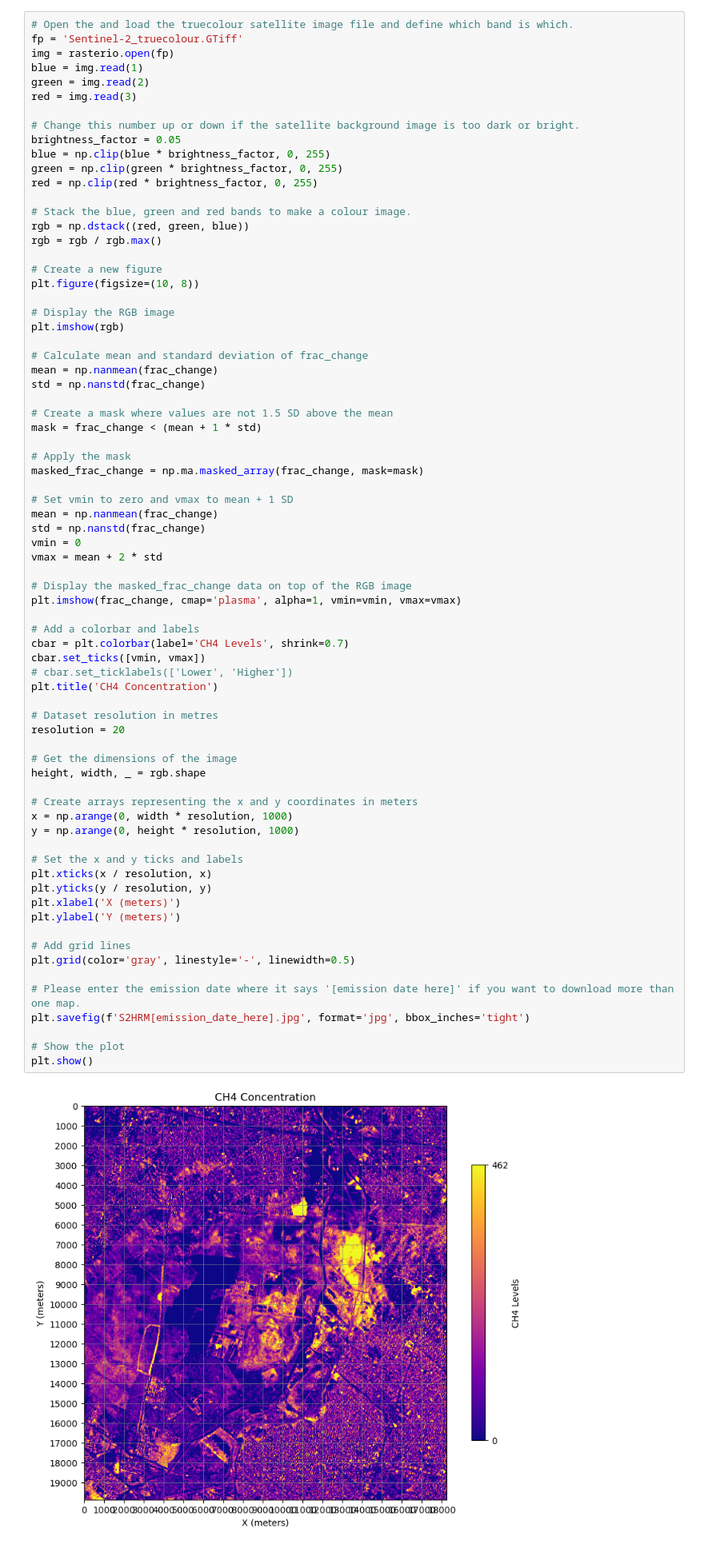
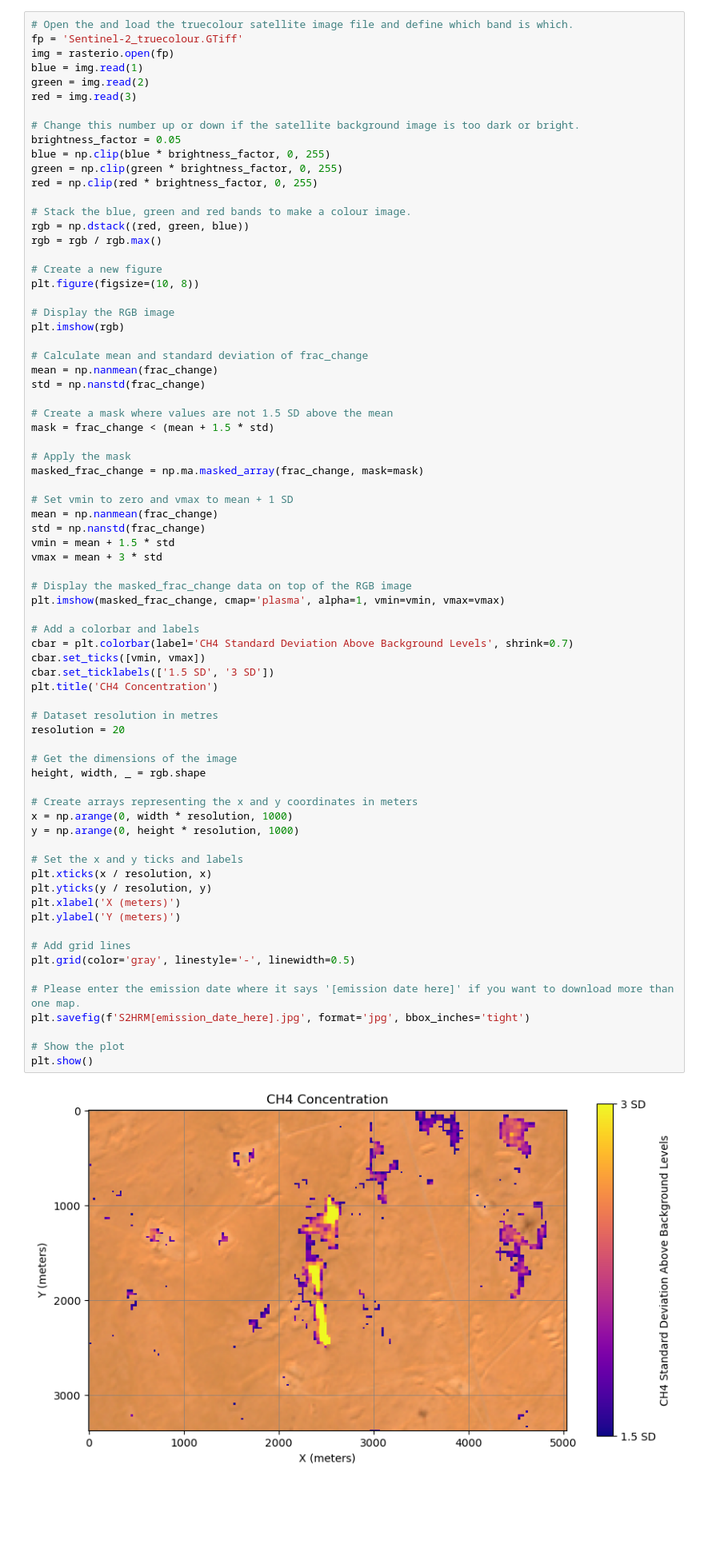
Before and after one commit to zelcon01/Landfill_Atmospheric_Gas_Monitor_Tools, a Jupyter notebook: Sentinel 2 CH4 Multi-Band-Single-Pass.ipynb, the cells around one changed output. Shown at 80% size. Saved outputs shown, nothing was run; the diff lists cells and outputs as text; blank space fills up the shorter version.

```diff
--- a/Sentinel 2 CH4 Multi-Band-Single-Pass.ipynb
+++ b/Sentinel 2 CH4 Multi-Band-Single-Pass.ipynb
@@ -317,7 +231,7 @@ mean = np.nanmean(frac_change)
 std = np.nanstd(frac_change)
 
 # Create a mask where values are not 1.5 SD above the mean
-mask = frac_change < (mean + 1 * std)
+mask = frac_change < (mean + 1.5 * std)
 
 # Apply the mask
 masked_frac_change = np.ma.masked_array(frac_change, mask=mask)
@@ -325,44 +239,44 @@ masked_frac_change = np.ma.masked_array(frac_change, mask=mask)
 # Set vmin to zero and vmax to mean + 1 SD
 mean = np.nanmean(frac_change)
 std = np.nanstd(frac_change)
-vmin = 0
-vmax = mean + 2 * std
+vmin = mean + 1.5 * std
+vmax = mean + 3 * std
 
 # Display the masked_frac_change data on top of the RGB image
-plt.imshow(frac_change, cmap='plasma', alpha=1, vmin=vmin, vmax=vmax)
+plt.imshow(masked_frac_change, cmap='plasma', alpha=1, vmin=vmin, vmax=vmax)
 
 # Add a colorbar and labels
-cbar = plt.colorbar(label='CH4 Levels', shrink=0.7)
+cbar = plt.colorbar(label='CH4 Standard Deviation Above Background Levels', shrink=0.7)
 cbar.set_ticks([vmin, vmax])
-# cbar.set_ticklabels(['Lower', 'Higher'])
+cbar.set_ticklabels(['1.5 SD', '3 SD'])
 plt.title('CH4 Concentration')
 
 # Dataset resolution in metres
 resolution = 20
 
 # Get the dimensions of the image
 height, width, _ = rgb.shape
 
 # Create arrays representing the x and y coordinates in meters
 x = np.arange(0, width * resolution, 1000)
 y = np.arange(0, height * resolution, 1000)
 
 # Set the x and y ticks and labels
 plt.xticks(x / resolution, x)
 plt.yticks(y / resolution, y)
 plt.xlabel('X (meters)')
 plt.ylabel('Y (meters)')
 
 # Add grid lines
 plt.grid(color='gray', linestyle='-', linewidth=0.5)
 
 # Please enter the emission date where it says '[emission date here]' if you want to download more than one map.
 plt.savefig(f'S2HRM[emission_date_here].jpg', format='jpg', bbox_inches='tight')
 
 # Show the plot
 plt.show()
 # %% [output]
-[figure, old version]
+[figure, new version]
 # %% [markdown]
 ## Interpreting this map
 
```
Also changed, not shown: parts of 8 cells of this notebook, 3 other files.
